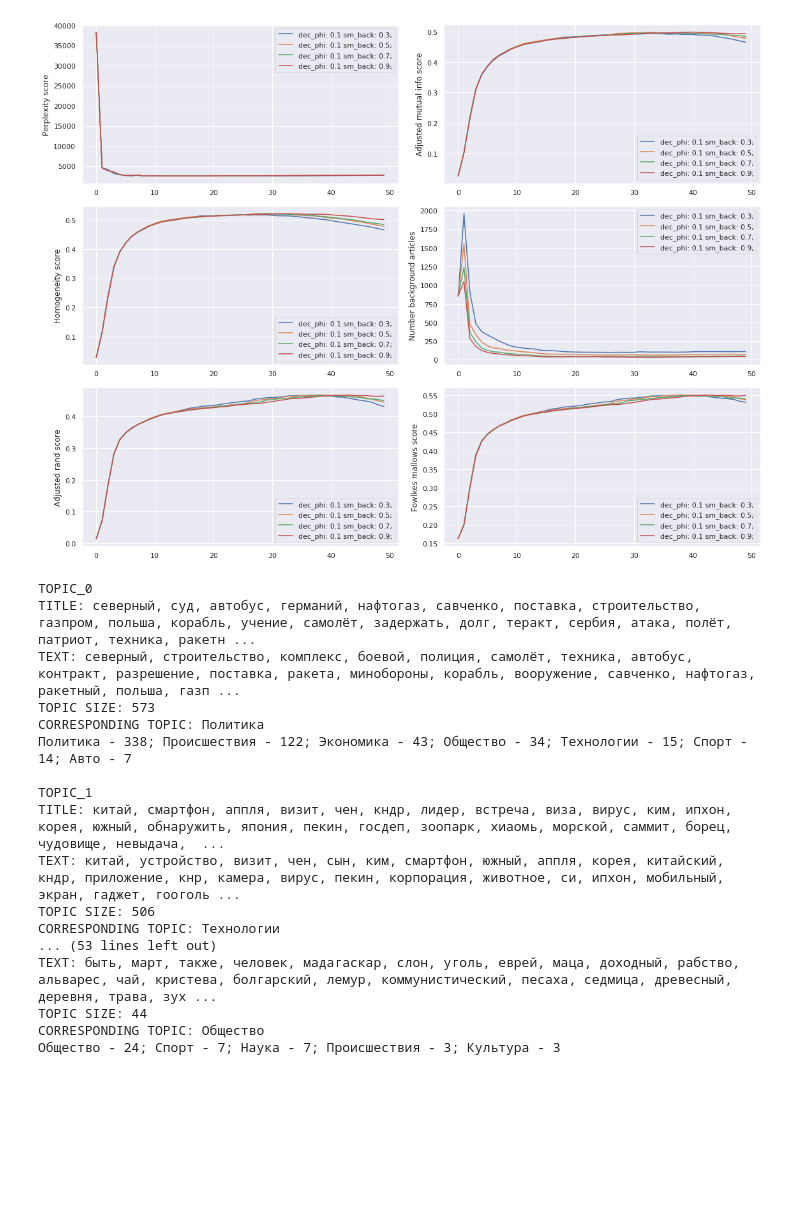
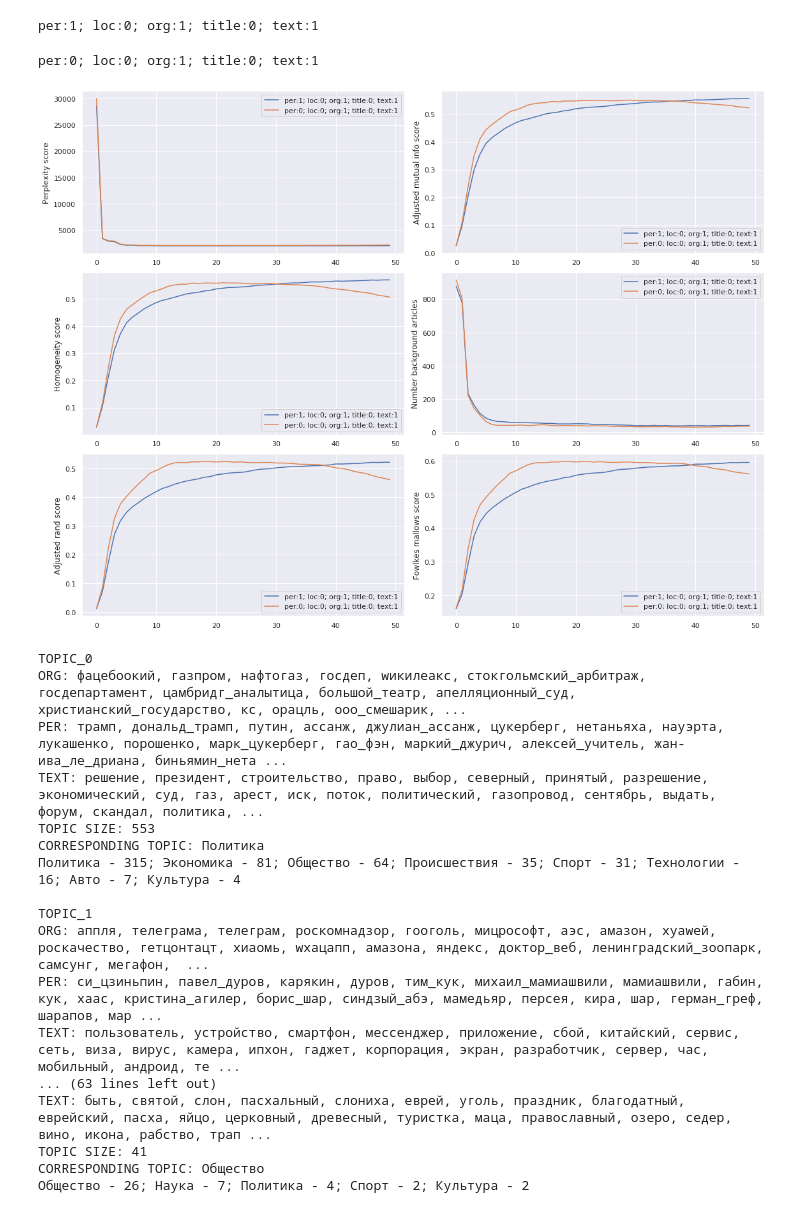
Before and after one commit to arinaaageeva/automatic_topic_labelling, a Jupyter notebook: notebooks/Step4_CreateTopicModel.ipynb, the cells around one changed output. Cells and saved outputs as stored; diff of their text form; code cells hidden in the pictures; blank space fills up the shorter version.

```diff
--- a/notebooks/Step4_CreateTopicModel.ipynb
+++ b/notebooks/Step4_CreateTopicModel.ipynb
@@ -24,9 +25,9 @@ batch_vectorizer = artm.BatchVectorizer(data_path=batches_path, data_format='bat
 articles = pd.read_csv('../data/interim/articles_preproc.csv')
 labels_true = articles[['id', 'hr_level_0']]
 # %%
-def metrics_visualisation(scores):
+def metrics_visualisation(scores, figsize):
 
-    fig, axes = plt.subplots(3, 2, figsize=(16, 12))
+    fig, axes = plt.subplots(3, 2, figsize=figsize)
 
     for index, (score_name, model_scores) in enumerate(scores.items()):
 
@@ -51,52 +161,60 @@ num_topics = 9
 num_collection_passes = 50
 
 scores = {'Perplexity score': {},
-              'Number background articles': {},
-              'Adjusted rand score': {},
-              'Adjusted mutual info score': {},
-              'Homogeneity score': {},
-              'Fowlkes mallows score': {}}
+          'Number background articles': {},
+          'Adjusted rand score': {},
+          'Adjusted mutual info score': {},
+          'Homogeneity score': {},
+          'Fowlkes mallows score': {}}
 
-for smooth_background_tau in np.arange(0.3, 1, 0.2):
+modalities = ['per', 'loc', 'org', 'title', 'text']
 
-    model_name = f'dec_phi: 0.1'
-    model_name += f' sm_back: {smooth_background_tau:.1f};'
+variants = [[1, 0, 1, 0, 1], [0, 0, 1, 0, 1]]
 
-    topic_model = TopicModeling(dictionary, num_topics=num_topics,
-                                num_collection_passes=1,
-                                smooth_background_tau=smooth_background_tau,
-                                sparse_phi_tau=0, decorrelator_phi_tau=0.1)
+class_ids_variants = [dict(zip(modalities, weights)) for weights in variants]
+class_ids_variants
+
+for class_ids in class_ids_variants:
+
+    model_name = '; '.join([f'{key}:{value}' for key, value in class_ids.items()])
+    print(model_name)
+
+    topic_model = TopicModeling(dictionary, class_ids=class_ids,
+                                num_topics=num_topics, num_collection_passes=1,
+                                smooth_background_tau=0.9, sparse_phi_tau=0, decorrelator_phi_tau=0.1)
 
     for epoch in tqdm(range(num_collection_passes)):
 
         labels_pred = topic_model.fit_predict(batch_vectorizer)
 
         n_background_articles = len(get_background_articles(articles, labels_pred))
         if (n_background_articles == len(articles)): break
 
         scores['Number background articles'].setdefault(model_name, [])
         scores['Number background articles'][model_name].append(n_background_articles)
 
         perplexity_score = topic_model.model.score_tracker['perplexity'].last_value
 
         scores['Perplexity score'].setdefault(model_name, [])
         scores['Perplexity score'][model_name].append(perplexity_score)
 
         adjusted_rand_score, adjusted_mutual_info_score, homogeneity_score, fowlkes_mallows_score = get_metrics(labels_true, labels_pred)
 
         scores['Adjusted rand score'].setdefault(model_name, [])
         scores['Adjusted rand score'][model_name].append(adjusted_rand_score)
 
         scores['Adjusted mutual info score'].setdefault(model_name, [])
         scores['Adjusted mutual info score'][model_name].append(adjusted_mutual_info_score)
 
         scores['Homogeneity score'].setdefault(model_name, [])
         scores['Homogeneity score'][model_name].append(homogeneity_score)
 
         scores['Fowlkes mallows score'].setdefault(model_name, [])
         scores['Fowlkes mallows score'][model_name].append(fowlkes_mallows_score)
 
-metrics_visualisation(scores)
+metrics_visualisation(scores, figsize=(16, 12))
 plt.show()
 # %% [output]
+per:1; loc:0; org:1; title:0; text:1
+per:0; loc:0; org:1; title:0; text:1
-[figure, old version]
+[figure, new version]
@@ -108,8 +221,17 @@ labels_pred = topic_model.fit_predict(batch_vectorizer)
 # %%
-for topic_name, title_top_tokens in topic_model.model.score_tracker['title_top_tokens'].last_tokens.items():
+topic_model = TopicModeling(dictionary, class_ids={'per':1, 'loc':0, 'org':1, 'title':0, 'text':1},
+                            num_topics=9, num_collection_passes=40,
+                            smooth_background_tau=0.9, sparse_phi_tau=0, decorrelator_phi_tau=0.1)
+
+labels_pred = topic_model.fit_predict(batch_vectorizer)
+
+for topic_name, org_top_tokens in topic_model.model.score_tracker['org_top_tokens'].last_tokens.items():
 
     print(topic_name.upper())
-    print('TITLE: '+', '.join(title_top_tokens))
+    print('ORG: '+', '.join(org_top_tokens))
+
+    per_top_tokens = topic_model.model.score_tracker['per_top_tokens'].last_tokens[topic_name]
+    print('PER: '+', '.join(per_top_tokens))
 
     text_top_tokens = topic_model.model.score_tracker['text_top_tokens'].last_tokens[topic_name]
     print('TEXT: '+', '.join(text_top_tokens))
@@ -125,19 +247,19 @@ for topic_name, title_top_tokens in topic_model.model.score_tracker['title_top_t
     print()
 # %% [output]
 TOPIC_0
-TITLE: северный, суд, автобус, германий, нафтогаз, савченко, поставка, строительство, газпром, польша, корабль, учение, самолёт, задержать, долг, теракт, сербия, атака, полёт, патриот, техника, ракетн ...
-TEXT: северный, строительство, комплекс, боевой, полиция, самолёт, техника, автобус, контракт, разрешение, поставка, ракета, минобороны, корабль, вооружение, савченко, нафтогаз, ракетный, польша, газп ...
-TOPIC SIZE: 573
+ORG: фацебоокий, газпром, нафтогаз, госдеп, wикилеакс, стокгольмский_арбитраж, госдепартамент, цамбридг_аналытица, большой_театр, апелляционный_суд, христианский_государство, кс, орацль, ооо_смешарик, ...
+PER: трамп, дональд_трамп, путин, ассанж, джулиан_ассанж, цукерберг, нетаньяха, науэрта, лукашенко, порошенко, марк_цукерберг, гао_фэн, маркий_джурич, алексей_учитель, жан-ива_ле_дриана, биньямин_нета ...
+TEXT: решение, президент, строительство, право, выбор, северный, принятый, разрешение, экономический, суд, газ, арест, иск, поток, политический, газопровод, сентябрь, выдать, форум, скандал, политика, ...
+TOPIC SIZE: 553
 CORRESPONDING TOPIC: Политика
-Политика - 338; Происшествия - 122; Экономика - 43; Общество - 34; Технологии - 15; Спорт - 14; Авто - 7
+Политика - 315; Экономика - 81; Общество - 64; Происшествия - 35; Спорт - 31; Технологии - 16; Авто - 7; Культура - 4
 
 TOPIC_1
-TITLE: китай, смартфон, аппля, визит, чен, кндр, лидер, встреча, виза, вирус, ким, ипхон, корея, южный, обнаружить, япония, пекин, госдеп, зоопарк, xиаомь, морской, саммит, борец, чудовище, невыдача,  ...
-TEXT: китай, устройство, визит, чен, сын, ким, смартфон, южный, аппля, корея, китайский, кндр, приложение, кнр, камера, вирус, пекин, корпорация, животное, си, ипхон, мобильный, экран, гаджет, гооголь ...
-TOPIC SIZE: 506
-CORRESPONDING TOPIC: Технологии
-... (53 lines left out)
-TEXT: быть, март, также, человек, мадагаскар, слон, уголь, еврей, маца, доходный, рабство, альварес, чай, кристева, болгарский, лемур, коммунистический, песаха, седмица, древесный, деревня, трава, зух ...
-TOPIC SIZE: 44
+ORG: аппля, телеграма, телеграм, роскомнадзор, гооголь, мицрософт, аэс, амазон, хуаwей, роскачество, гетцонтацт, xиаомь, wхацапп, амазона, яндекс, доктор_веб, ленинградский_зоопарк, самсунг, мегафон,  ...
+PER: си_цзиньпин, павел_дуров, карякин, дуров, тим_кук, михаил_мамиашвили, мамиашвили, габин, кук, хаас, кристина_агилер, борис_шар, синдзый_абэ, мамедьяр, персея, кира, шар, герман_греф, шарапов, мар ...
+TEXT: пользователь, устройство, смартфон, мессенджер, приложение, сбой, китайский, сервис, сеть, виза, вирус, камера, ипхон, гаджет, корпорация, экран, разработчик, сервер, час, мобильный, андроид, те ...
+... (63 lines left out)
+TEXT: быть, святой, слон, пасхальный, слониха, еврей, уголь, праздник, благодатный, еврейский, пасха, яйцо, церковный, древесный, туристка, маца, православный, озеро, седер, вино, икона, рабство, трап ...
+TOPIC SIZE: 41
 CORRESPONDING TOPIC: Общество
-Общество - 24; Спорт - 7; Наука - 7; Происшествия - 3; Культура - 3
+Общество - 26; Наука - 7; Политика - 4; Спорт - 2; Культура - 2
```
Also changed, not shown: parts of 7 cells of this notebook, 5 other files.
